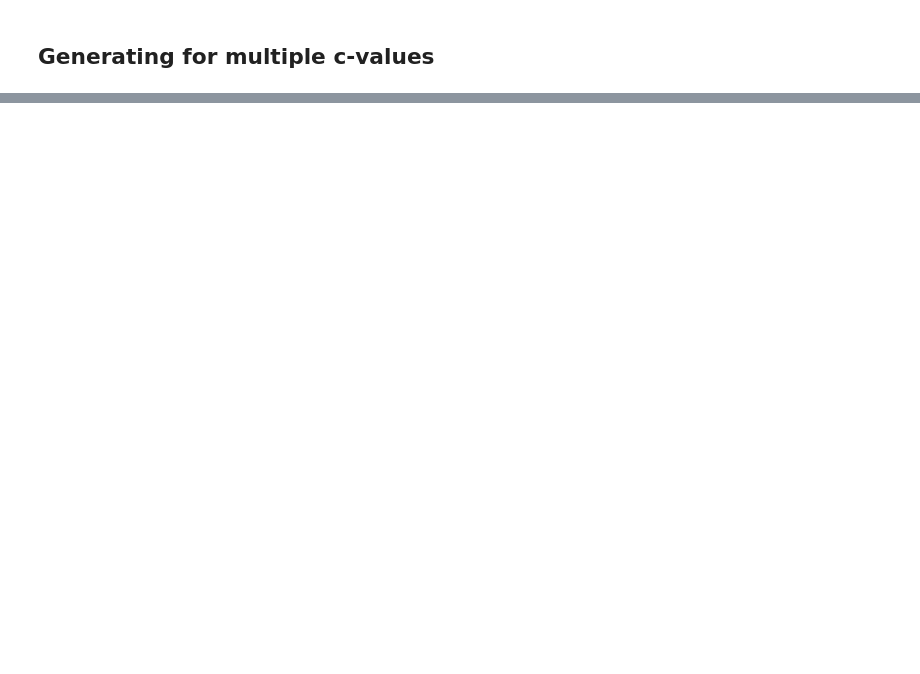
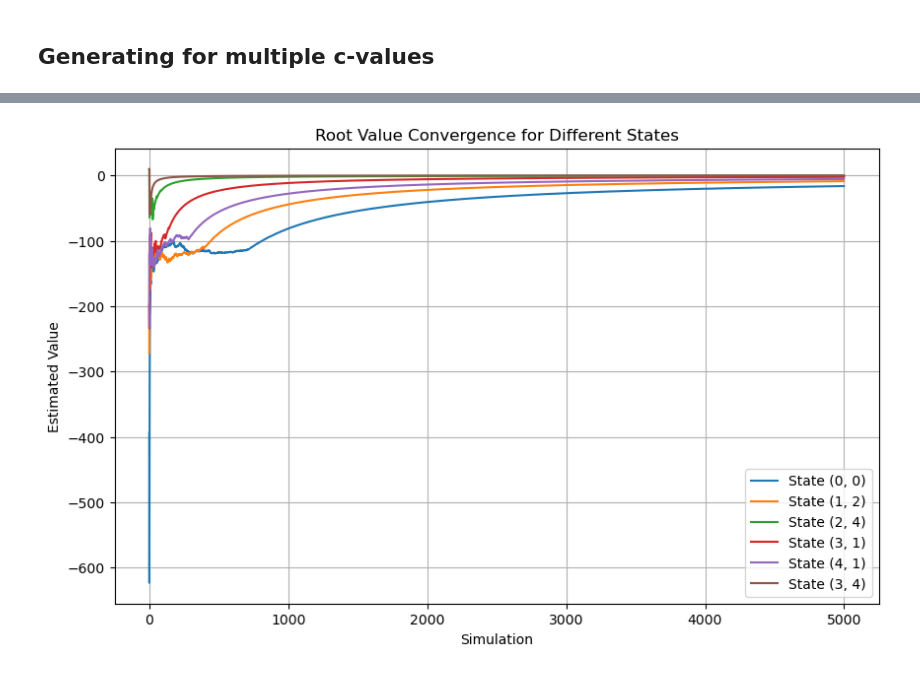
Before and after one commit to A-N1khil/compsci687-final-project, a Jupyter notebook: mcts.ipynb, the cells around one changed output, grey strips where cells are left out. Saved outputs shown, nothing was run; the diff lists cells and outputs as text; code cells hidden in the pictures; blank space fills up the shorter version.

```diff
--- a/mcts.ipynb
+++ b/mcts.ipynb
@@ -43,8 +40,8 @@ Optimal Policy:
 ↑       ←       F       ↓       ↓
 ↑       →       →       →       G
 # %%
-cvm = CatsVMonstersMDP()
-mcts = MCTS(env=cvm, base_config=base_config)
+cvm = CatsVMonstersMDP(gamma=0.95)
+mcts = MCTS(env=cvm, base_config=base_config, rollout_steps=20)
 root_state = (3, 4)  # Starting state with 0 cats and 0 monsters
 root, action = mcts.search(root_state=root_state, num_simulations=500)
 print(f'From root state {root_state}, selected action: {action}, estimated value: {root.value}')
@@ -61,5 +58,5 @@ Action: up, Q-value: -106.69999999999987, Visit Count: 1
 # %%
-value_function, policy = mcts.generate_value_function_and_policy(num_simulations=50000)
+value_function, policy = mcts.generate_value_function_and_policy(num_simulations=5000)
 # %%
 display_value_function(value_function=value_function, mdp=cvm)
 # %% [output]
@@ -85,12 +82,12 @@ for c in c_vals:
     print(f'\nExploration constant c = {c}')
     mcts = MCTS(env=cvm, base_config=base_config)
     value_function, policy = mcts.generate_value_function_and_policy(num_simulations=5000, c_value=c)
-    max_norm_error = max_norm_error(optimal_vf, value_function)
-    print(f'Max Norm Error compared to Optimal VI: {max_norm_error}')
+    max_norm = max_norm_error(optimal_vf, value_function)
+    print(f'Max Norm Error compared to Optimal VI: {max_norm}')
     c_vals_metadata[c] = {
         'value_function': value_function,
         'policy': policy,
-        'max_norm_error': max_norm_error
+        'max_norm_error': max_norm
     }
 # %% [output]
 Exploration constant c = 0
@@ -97,0 +136,17 @@ KeyError: (2, 1)
+# %%
+valid_states = cvm.get_valid_state_space()
+diagnostics_data = mcts.mcts_diagnostics_multiple(valid_states, num_simulations=5000, c_value=10)
+# %%
+plt.figure(figsize=(10, 6))
+selected_states = [(0,0), (1,2), (2,4), (3,1), (4,1), (3,4)]
+for root_state in selected_states:
+    (root_value_history, _, _) = diagnostics_data[root_state]
+    plt.plot(root_value_history, label=f"State {root_state}")
+plt.title(f"Root Value Convergence for Different States")
+plt.xlabel("Simulation")
+plt.ylabel("Estimated Value")
+plt.grid(True)
+plt.legend()
+plt.show()
+# %% [output]
+[figure, added]
```
Also changed, not shown: parts of 10 cells of this notebook, 6 other files.
